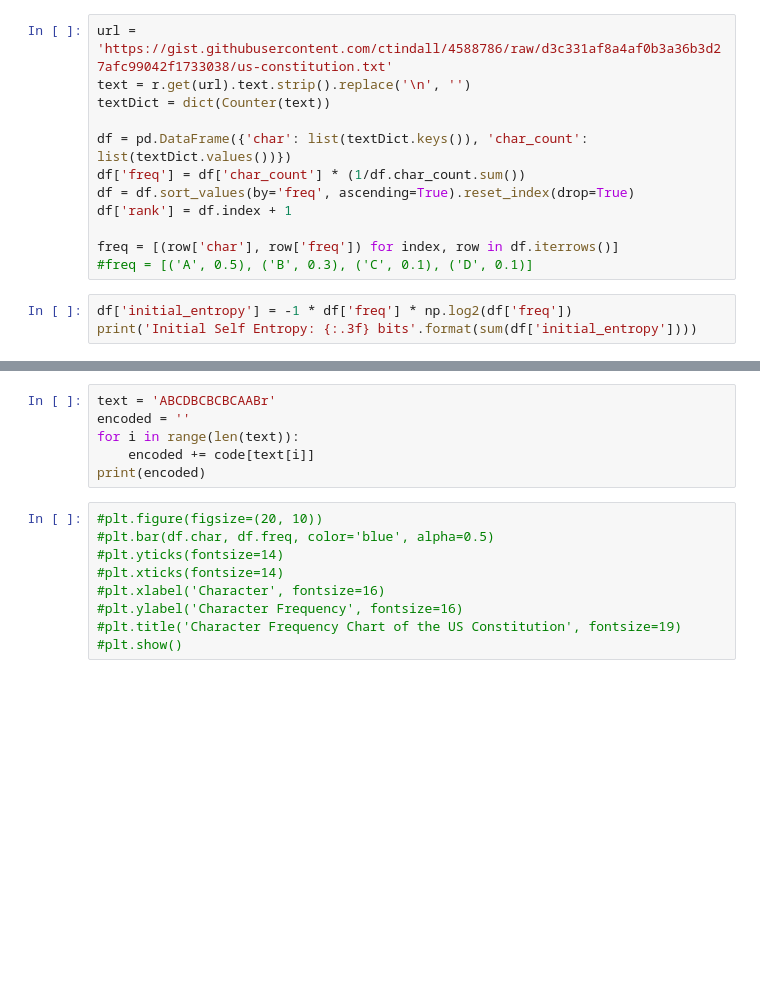
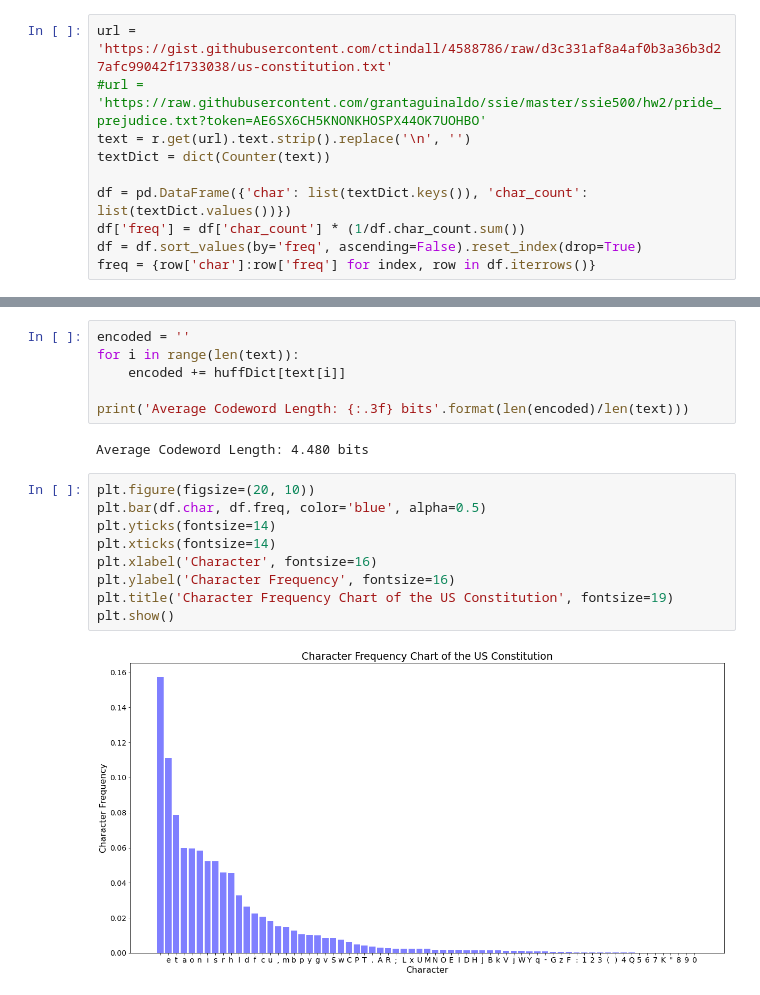
Before and after one commit to grantaguinaldo/ssie, a Jupyter notebook: ssie500/hw4/hw4.ipynb, the cells around one changed output, grey strips where cells are left out. Saved outputs shown, nothing was run; the diff lists cells and outputs as text; blank space fills up the shorter version.

```diff
--- a/ssie500/hw4/hw4.ipynb
+++ b/ssie500/hw4/hw4.ipynb
@@ -9,16 +7,11 @@ import queue
 %matplotlib inline
 # %%
 url = 'https://gist.githubusercontent.com/ctindall/4588786/raw/d3c331af8a4af0b3a36b3d27afc99042f1733038/us-constitution.txt'
+#url = 'https://raw.githubusercontent.com/grantaguinaldo/ssie/master/ssie500/hw2/pride_prejudice.txt?token=AE6SX6CH5KNONKHOSPX44OK7UOHBO'
 text = r.get(url).text.strip().replace('\n', '')
 textDict = dict(Counter(text))
 
 df = pd.DataFrame({'char': list(textDict.keys()), 'char_count': list(textDict.values())})
 df['freq'] = df['char_count'] * (1/df.char_count.sum())
-df = df.sort_values(by='freq', ascending=True).reset_index(drop=True)
-df['rank'] = df.index + 1
-
-freq = [(row['char'], row['freq']) for index, row in df.iterrows()]
-#freq = [('A', 0.5), ('B', 0.3), ('C', 0.1), ('D', 0.1)]
+df = df.sort_values(by='freq', ascending=False).reset_index(drop=True)
+freq = {row['char']:row['freq'] for index, row in df.iterrows()}
-# %%
-df['initial_entropy'] = -1 * df['freq'] * np.log2(df['freq'])
-print('Initial Self Entropy: {:.3f} bits'.format(sum(df['initial_entropy'])))
@@ -63,15 +60,19 @@ code
 # %%
-text = 'ABCDBCBCBCAABr'
 encoded = ''
 for i in range(len(text)):
-    encoded += code[text[i]]
-print(encoded)
+    encoded += huffDict[text[i]]
+
+print('Average Codeword Length: {:.3f} bits'.format(len(encoded)/len(text)))
+# %% [output]
+Average Codeword Length: 4.480 bits
 # %%
-#plt.figure(figsize=(20, 10))
-#plt.bar(df.char, df.freq, color='blue', alpha=0.5)
-#plt.yticks(fontsize=14)
-#plt.xticks(fontsize=14)
-#plt.xlabel('Character', fontsize=16)
-#plt.ylabel('Character Frequency', fontsize=16)
-#plt.title('Character Frequency Chart of the US Constitution', fontsize=19)
-#plt.show()
+plt.figure(figsize=(20, 10))
+plt.bar(df.char, df.freq, color='blue', alpha=0.5)
+plt.yticks(fontsize=14)
+plt.xticks(fontsize=14)
+plt.xlabel('Character', fontsize=16)
+plt.ylabel('Character Frequency', fontsize=16)
+plt.title('Character Frequency Chart of the US Constitution', fontsize=19)
+plt.show()
+# %% [output]
+[figure, added]
```
Also changed, not shown: parts of 7 cells of this notebook.
